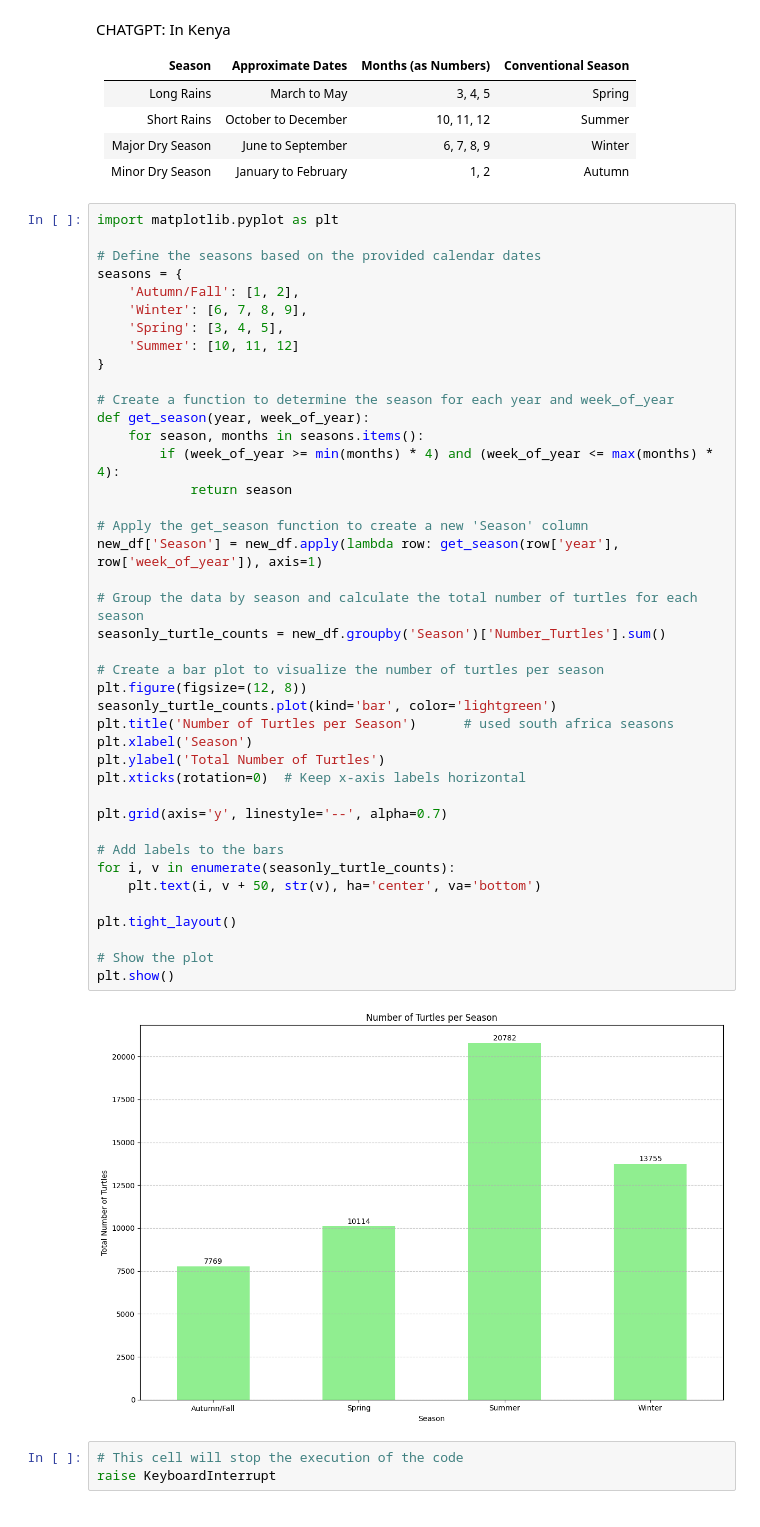
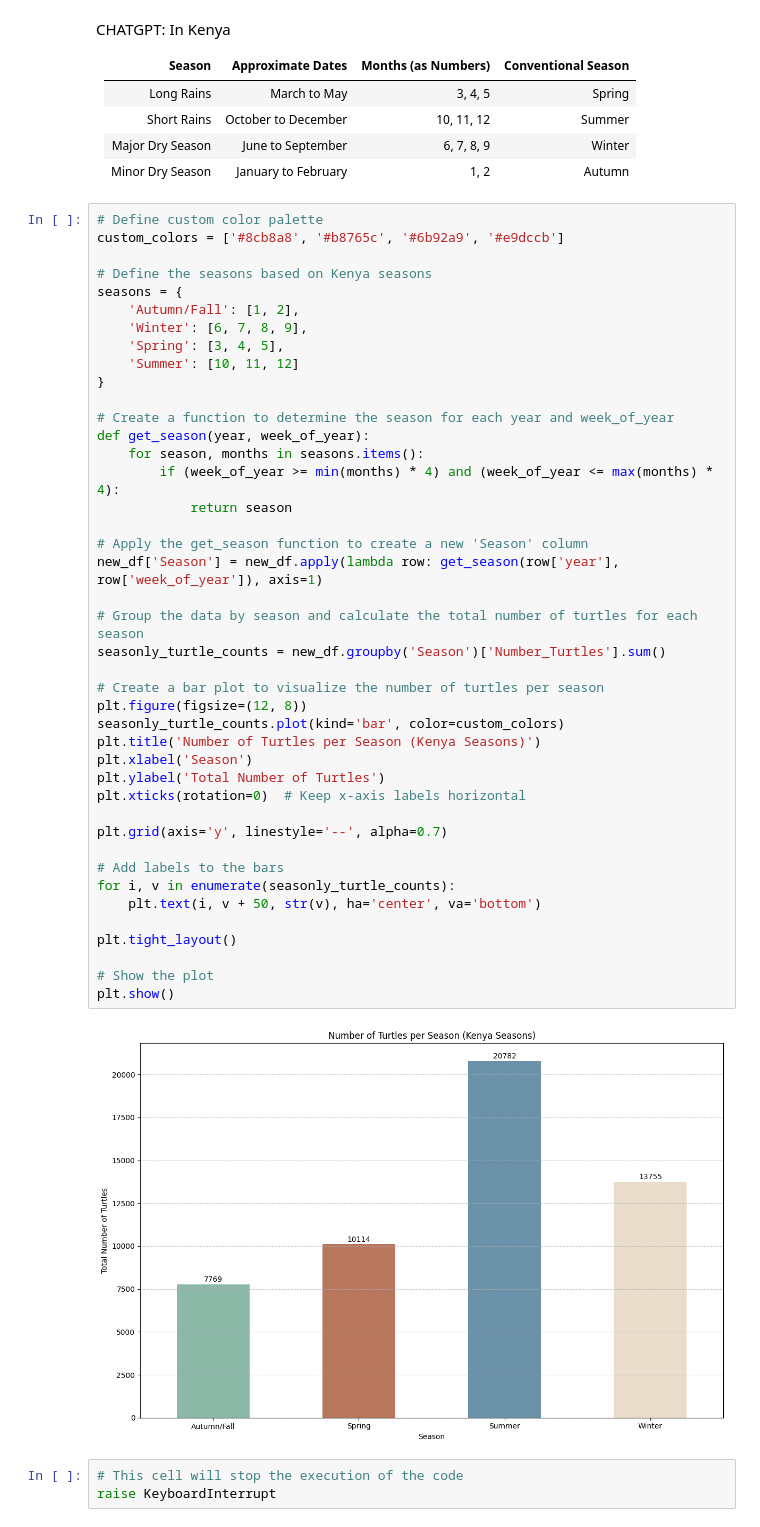
Before and after one commit to eigenaarti2/Ninja-Turtles, a Jupyter notebook: Baseline_new_start_carolina.ipynb, the cells around one changed output. Drawn from its saved outputs; the diff is of its cells as text.

```diff
--- a/Baseline_new_start_carolina.ipynb
+++ b/Baseline_new_start_carolina.ipynb
@@ -469,9 +468,10 @@ CHATGPT: In Kenya
 | Major Dry Season  | June to September        | 6, 7, 8, 9           | Winter                |
 | Minor Dry Season  | January to February      | 1, 2                | Autumn                |
 # %%
-import matplotlib.pyplot as plt
+# Define custom color palette
+custom_colors = ['#8cb8a8', '#b8765c', '#6b92a9', '#e9dccb']
 
-# Define the seasons based on the provided calendar dates
+# Define the seasons based on Kenya seasons
 seasons = {
     'Autumn/Fall': [1, 2],
     'Winter': [6, 7, 8, 9],
@@ -481,36 +481,36 @@ seasons = {
 
 # Create a function to determine the season for each year and week_of_year
 def get_season(year, week_of_year):
     for season, months in seasons.items():
         if (week_of_year >= min(months) * 4) and (week_of_year <= max(months) * 4):
             return season
 
 # Apply the get_season function to create a new 'Season' column
 new_df['Season'] = new_df.apply(lambda row: get_season(row['year'], row['week_of_year']), axis=1)
 
 # Group the data by season and calculate the total number of turtles for each season
 seasonly_turtle_counts = new_df.groupby('Season')['Number_Turtles'].sum()
 
 # Create a bar plot to visualize the number of turtles per season
 plt.figure(figsize=(12, 8))
-seasonly_turtle_counts.plot(kind='bar', color='lightgreen')
-plt.title('Number of Turtles per Season')      # used south africa seasons
+seasonly_turtle_counts.plot(kind='bar', color=custom_colors)
+plt.title('Number of Turtles per Season (Kenya Seasons)')
 plt.xlabel('Season')
 plt.ylabel('Total Number of Turtles')
 plt.xticks(rotation=0)  # Keep x-axis labels horizontal
 
 plt.grid(axis='y', linestyle='--', alpha=0.7)
 
 # Add labels to the bars
 for i, v in enumerate(seasonly_turtle_counts):
     plt.text(i, v + 50, str(v), ha='center', va='bottom')
 
 plt.tight_layout()
 
 # Show the plot
 plt.show()
 # %% [output]
-[figure, old version]
+[figure, new version]
 # %%
 # This cell will stop the execution of the code
 raise KeyboardInterrupt
```
Also changed, not shown: parts of 5 cells of this notebook.
